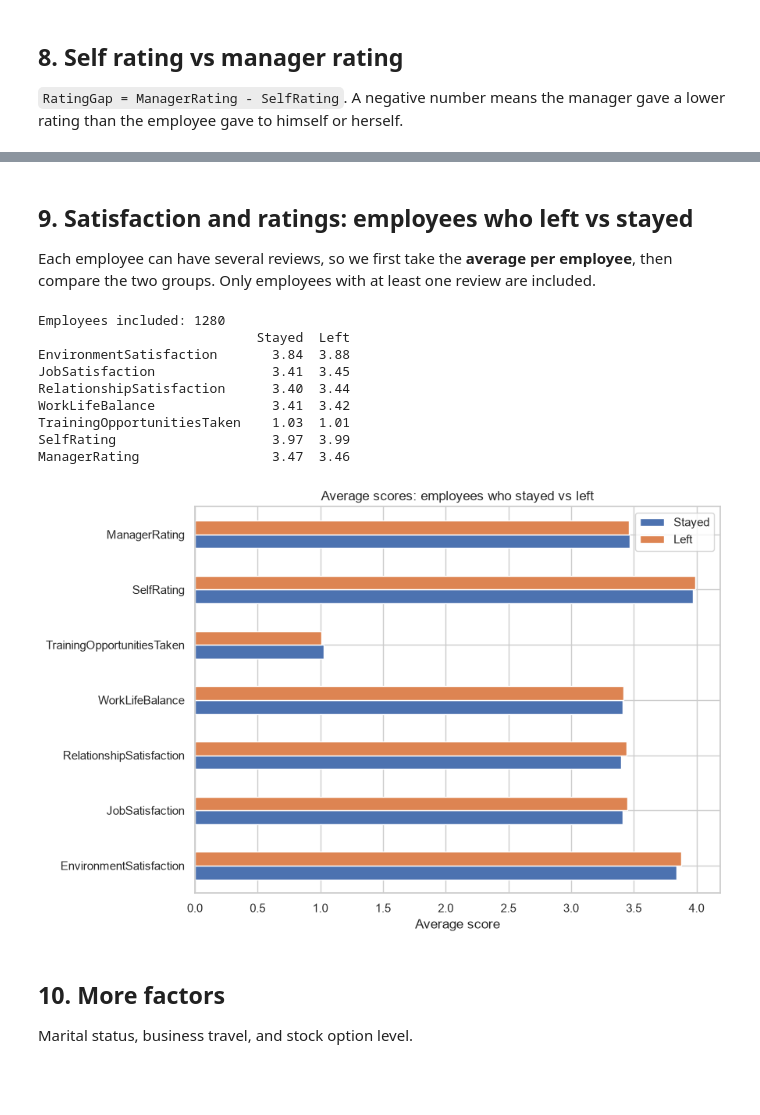
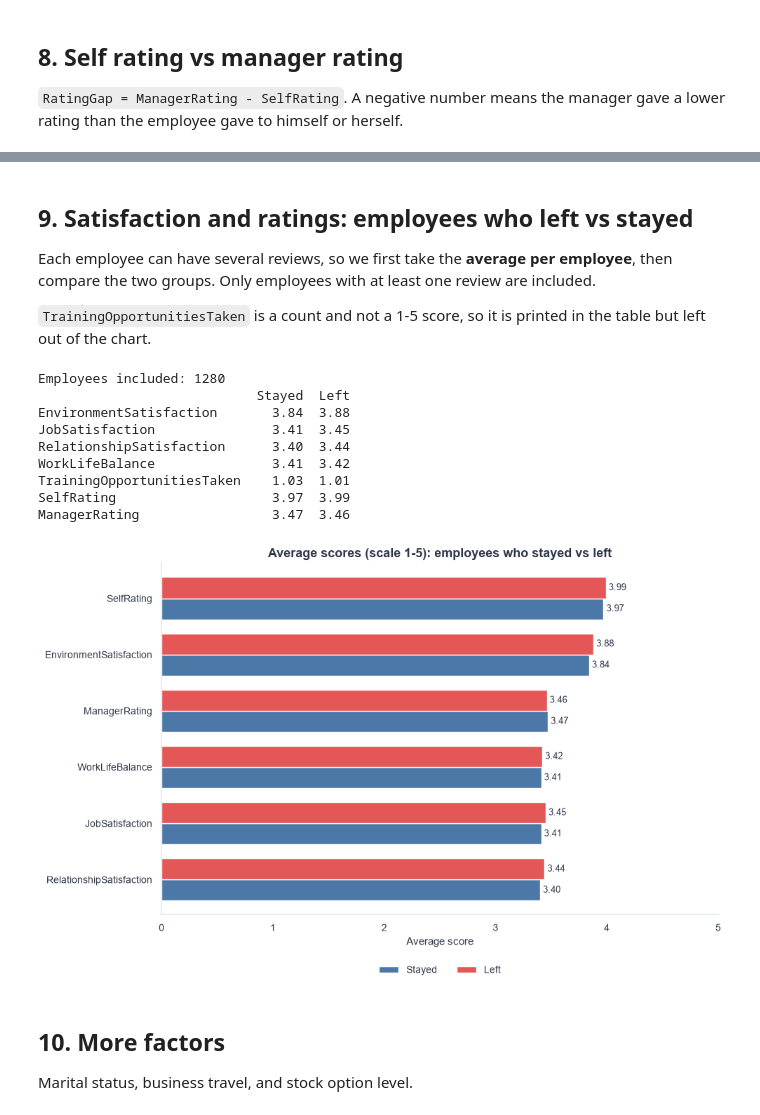
Before and after one commit to diixon/hr-analytics-project, a Jupyter notebook: notebooks/04_eda_analysis.ipynb, the cells around one changed output, grey strips where cells are left out. Saved outputs shown, nothing was run; the diff lists cells and outputs as text; code cells hidden in the pictures; blank space fills up the shorter version.

```diff
--- a/notebooks/04_eda_analysis.ipynb
+++ b/notebooks/04_eda_analysis.ipynb
@@ -10,17 +4,0 @@ Charts and checks in Python. Every chart is saved in the `images/` folder, so we
-# %%
-import os
-import pandas as pd
-import matplotlib.pyplot as plt
-import seaborn as sns
-
-sns.set_theme(style="whitegrid")
-plt.rcParams["figure.dpi"] = 100
-
-os.makedirs("../images", exist_ok=True)
-
-def save_chart(name):
-    plt.tight_layout()
-    plt.savefig(f"../images/{name}.png", dpi=150, bbox_inches="tight")
-    plt.show()
-
-print("Ready")
@@ -37,6 +97,7 @@ performance = pd.read_csv("../data/clean/performance_clean.csv", parse_dates=["R
 
 employee = employee.rename(columns={"DistanceFromHome (KM)": "DistanceFromHome_KM"})
 employee["Left"] = (employee["Attrition"] == "Yes").astype(int)
+employee["Status"] = employee["Attrition"].map({"Yes": "Left", "No": "Stayed"})
 employee["AgeGroup"] = pd.cut(employee["Age"], bins=[17, 25, 35, 45, 55],
                               labels=["18-25", "26-35", "36-45", "46-55"])
 
@@ -329,34 +455,44 @@ dtype: float64
 # %% [markdown]
 ## 9. Satisfaction and ratings: employees who left vs stayed
 Each employee can have several reviews, so we first take the **average per employee**, then compare the two groups. Only employees with at least one review are included.
+
+`TrainingOpportunitiesTaken` is a count and not a 1-5 score, so it is printed in the table but left out of the chart.
 # %%
 score_cols = ["EnvironmentSatisfaction", "JobSatisfaction", "RelationshipSatisfaction",
               "WorkLifeBalance", "TrainingOpportunitiesTaken", "SelfRating", "ManagerRating"]
 
 per_employee = performance.groupby("EmployeeID")[score_cols].mean().reset_index()
 merged = per_employee.merge(employee[["EmployeeID", "Left"]], on="EmployeeID", how="inner")
 print("Employees included:", len(merged))
 
 avg_scores = merged.groupby("Left")[score_cols].mean().T.round(2)
 avg_scores.columns = ["Stayed", "Left"]
 print(avg_scores)
 
-avg_scores.plot(kind="barh", figsize=(9, 6))
-plt.title("Average scores: employees who stayed vs left")
-plt.xlabel("Average score")
-plt.legend(title="")
+chart_cols = [c for c in score_cols if c != "TrainingOpportunitiesTaken"]
+plot_scores = avg_scores.loc[chart_cols].sort_values("Stayed")
+
+ax = plot_scores.plot(kind="barh", figsize=(10, 6.5), color=[COLORS["stayed"], COLORS["left"]], width=0.75)
+add_labels(ax, fmt="%.2f", fontsize=9)
+ax.set_xlim(0, 5)
+ax.grid(axis="x")
+ax.grid(axis="y", visible=False)
+ax.set_title("Average scores (scale 1-5): employees who stayed vs left")
+ax.set_xlabel("Average score")
+ax.set_ylabel("")
+ax.legend(title="", loc="upper center", bbox_to_anchor=(0.5, -0.12), ncol=2, frameon=False)
 save_chart("08_scores_left_vs_stayed")
 # %% [output]
 Employees included: 1280
                             Stayed  Left
 EnvironmentSatisfaction       3.84  3.88
 JobSatisfaction               3.41  3.45
 RelationshipSatisfaction      3.40  3.44
 WorkLifeBalance               3.41  3.42
 TrainingOpportunitiesTaken    1.03  1.01
 SelfRating                    3.97  3.99
 ManagerRating                 3.47  3.46
-[figure, old version]
+[figure, new version]
 # %% [markdown]
 ## 10. More factors
 Marital status, business travel, and stock option level.
```
Also changed, not shown: parts of 28 cells of this notebook, 13 other files.
